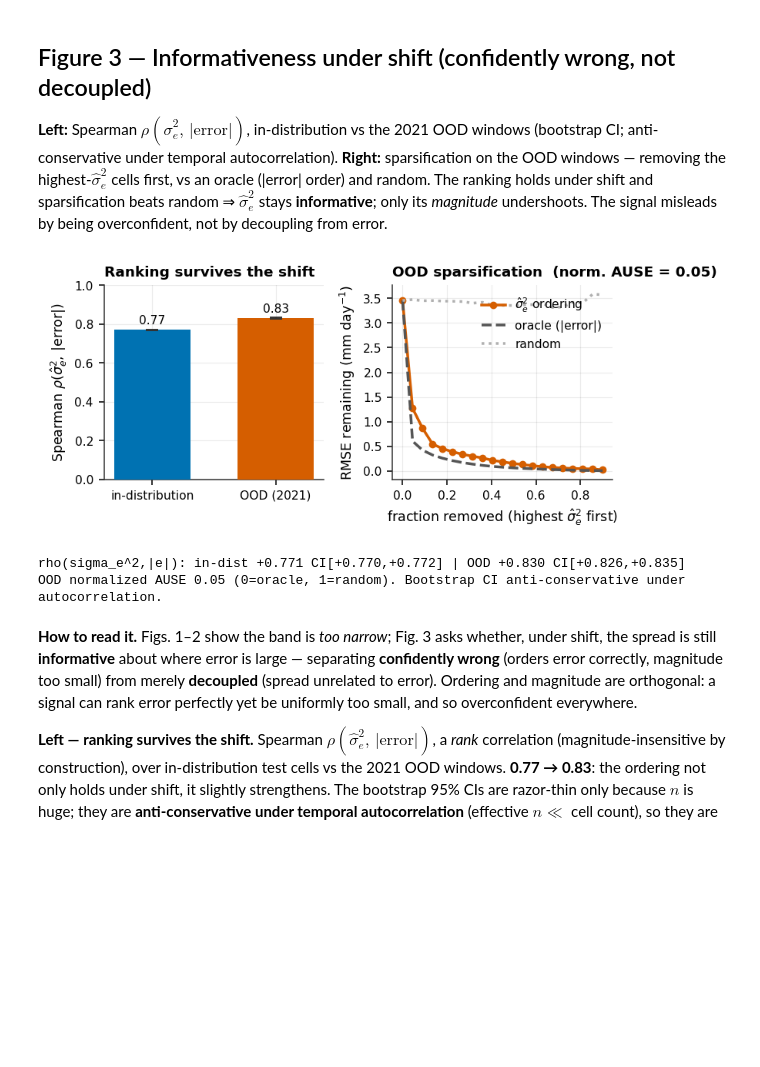
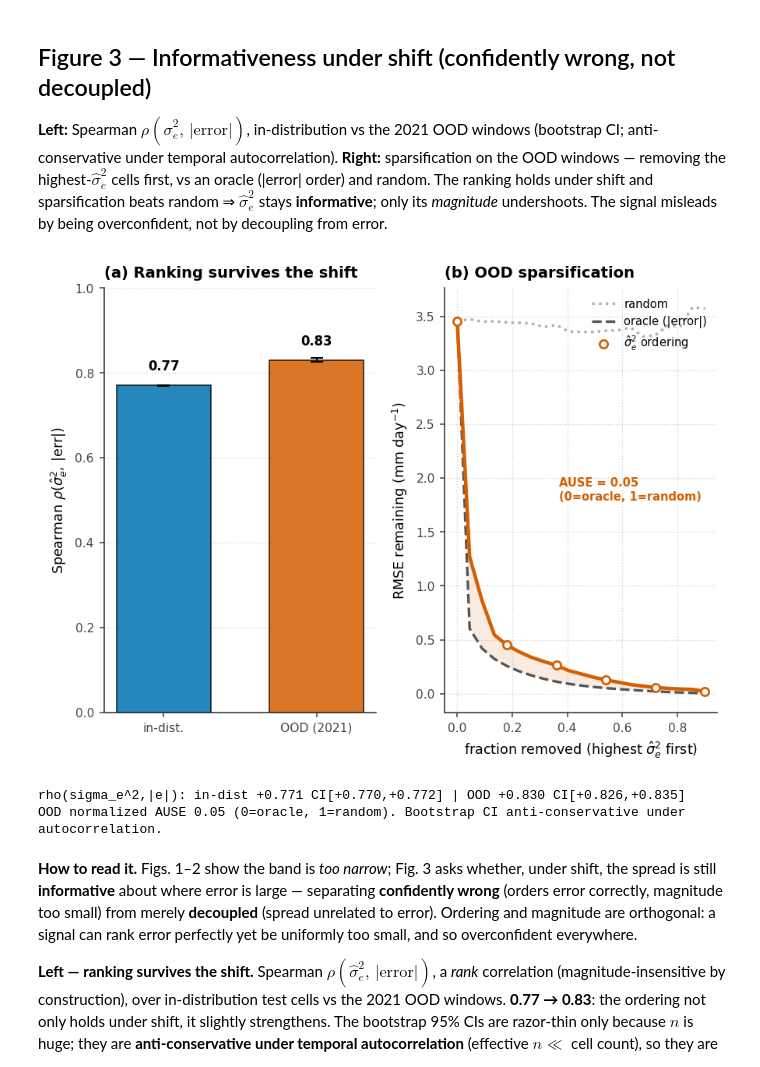
Before and after one commit to TWilson05/EA-LSTM-Streamflow, a Jupyter notebook: notebooks/workshop_figures.ipynb, the cells around one changed output. Drawn from its saved outputs; the diff is of its cells as text; code cells hidden in the pictures; blank space fills up the shorter version.

```diff
--- a/notebooks/workshop_figures.ipynb
+++ b/notebooks/workshop_figures.ipynb
@@ -36,20 +36,28 @@ PALETTE = dict(
     ens    = "#D55E00",   # between-member spread sigma_e (the signal under test)
     indist = "#0072B2",   # in-distribution / calibrated regime
     ref    = "#555555",   # nominal / oracle / neutral references
-    random = "#B0B0B0",   # random baseline
+    random = "#AFAFAF",   # random baseline
 )
 mpl.rcParams.update({
     "figure.dpi": 140, "savefig.dpi": 300, "savefig.bbox": "tight",
     "font.family": "sans-serif", "font.size": 9,
-    "axes.titlesize": 9.5, "axes.titleweight": "semibold", "axes.labelsize": 9,
-    "xtick.labelsize": 8, "ytick.labelsize": 8, "legend.fontsize": 8,
-    "axes.linewidth": 0.8, "axes.edgecolor": "#333333",
-    "axes.grid": True, "grid.color": "#000000", "grid.alpha": 0.08, "grid.linewidth": 0.6,
+    "axes.titlesize": 10, "axes.titleweight": "bold", "axes.titlepad": 7,
+    "axes.labelsize": 9, "axes.labelpad": 4,
+    "xtick.labelsize": 8, "ytick.labelsize": 8, "legend.fontsize": 7.5,
+    "axes.linewidth": 0.9, "axes.edgecolor": "#444444",
+    "axes.grid": True, "grid.color": "#666666", "grid.alpha": 0.28,
+    "grid.linestyle": ":", "grid.linewidth": 0.7,
     "axes.spines.top": False, "axes.spines.right": False,
+    "xtick.color": "#444444", "ytick.color": "#444444",
+    "xtick.major.size": 3, "ytick.major.size": 3,
     "lines.linewidth": 1.8, "lines.markersize": 6, "legend.frameon": False,
     "mathtext.fontset": "dejavusans",
 })
 SIG = r"$\hat{\sigma}^2_e$"; MU = r"$\hat{\mu}$"
+
+def panel(ax, letter, title, **kw):
+    """Chapter-style bold, left-aligned '(x) Title' panel header."""
+    ax.set_title(f"({letter}) {title}", loc="left", fontweight="bold", **kw)
 
 # ---- frozen quantities (mu-hat, sigma_e^2, split unmodified) ----
 R = OUTPUT_DATA_DIR/"results_MVE"; VAR = R/"variance"
@@ -171,44 +192,52 @@ all 269 basins, test period; n per decile 68,359-101,657
 # %%
 def boot_ci(x, z, B=400, seed=0):
     rng=np.random.default_rng(seed); n=len(x); out=np.empty(B)
     for b in range(B): ii=rng.integers(0,n,n); out[b]=spearmanr(x[ii],z[ii]).statistic
     return np.percentile(out,[2.5,97.5])
 def sparsify(se, e2, nf=21, seed=0):
     n=len(e2); fr=np.linspace(0,0.9,nf); op=np.argsort(-se); oo=np.argsort(-e2); rng=np.random.default_rng(seed)
     curve=lambda order: np.array([np.sqrt(np.mean(e2[order[int(f*n):]])) for f in fr])
     cp,co_=curve(op),curve(oo); cr=np.mean([curve(rng.permutation(n)) for _ in range(10)],axis=0)
-    num=np.trapz(cp-co_,fr); den=np.trapz(cr-co_,fr)
+    num=np.trapezoid(cp-co_,fr); den=np.trapezoid(cr-co_,fr)
     return fr,cp,co_,cr,(num/den if den>0 else np.nan)
 
 se_i,e_i = sigma_e2[M_ind], err[M_ind]
 se_o,e_o,e2_o = sigma_e2[M_ood], err[M_ood], err2[M_ood]
 r_i=spearmanr(se_i,e_i).statistic; ci_i=boot_ci(se_i,e_i)
 r_o=spearmanr(se_o,e_o).statistic; ci_o=boot_ci(se_o,e_o)
 fr,cp,co_,cr,an=sparsify(se_o,e2_o)
 
-fig, ax = plt.subplots(1, 2, figsize=(COL_W, 2.7))
-# left: rank correlation survives the shift
-ax[0].bar([0,1],[r_i,r_o],color=[PALETTE["indist"],PALETTE["ens"]],width=.62,zorder=3)
+# figsize=(COL_W, 2.9)
+fig, ax = plt.subplots(1, 2)
+# (a) rank correlation survives the shift
+ax[0].bar([0,1],[r_i,r_o],color=[PALETTE["indist"],PALETTE["ens"]],width=.62,
+          edgecolor="black",linewidth=.8,alpha=.85,zorder=3)
 ax[0].errorbar([0,1],[r_i,r_o],
     yerr=[[r_i-ci_i[0],r_o-ci_o[0]],[ci_i[1]-r_i,ci_o[1]-r_o]],
-    fmt="none",ecolor="#333333",capsize=4,lw=1,zorder=4)
-for x,v in zip([0,1],[r_i,r_o]): ax[0].text(x, v+0.03, f"{v:.2f}", ha="center", fontsize=8)
-ax[0].set_xticks([0,1]); ax[0].set_xticklabels(["in-distribution","OOD (2021)"])
-ax[0].set_ylabel(r"Spearman $\rho(\hat{\sigma}^2_e,\,|\mathrm{error}|)$"); ax[0].set_ylim(0,1)
-ax[0].set_title("Ranking survives the shift", loc="left")
-# right: OOD sparsification
-ax[1].plot(fr,cp,"-o",ms=4,color=PALETTE["ens"],label=SIG+" ordering")
-ax[1].plot(fr,co_,"--",color=PALETTE["ref"],label="oracle (|error|)")
-ax[1].plot(fr,cr,":",color=PALETTE["random"],label="random")
-ax[1].set_title(f"OOD sparsification  (norm. AUSE = {an:.2f})", loc="left")
+    fmt="none",ecolor="black",capsize=4,lw=1,zorder=4)
+for x,v in zip([0,1],[r_i,r_o]): ax[0].text(x, v+0.035, f"{v:.2f}", ha="center", fontsize=8.5, fontweight="bold")
+ax[0].set_xticks([0,1]); ax[0].set_xticklabels(["in-dist.","OOD (2021)"])
+ax[0].set_ylabel(r"Spearman $\rho(\hat{\sigma}^2_e,\,|\mathrm{err}|)$"); ax[0].set_ylim(0,1)
+ax[0].grid(False); ax[0].grid(True, axis="y")
+panel(ax[0], "a", "Ranking survives the shift")
+# (b) OOD sparsification
+ax[1].fill_between(fr,co_,cp,color=PALETTE["ens"],alpha=.12,lw=0,zorder=1)     # gap to oracle
+ax[1].plot(fr,cr,":",color=PALETTE["random"],lw=1.7,label="random",zorder=2)
+ax[1].plot(fr,co_,"--",color=PALETTE["ref"],lw=1.7,label="oracle (|error|)",zorder=3)
+ax[1].plot(fr,cp,"-",color=PALETTE["ens"],lw=2.3,zorder=4)
+ax[1].scatter(fr[::4],cp[::4],s=28,facecolor="white",edgecolor=PALETTE["ens"],
+              linewidths=1.4,zorder=5,label=SIG+" ordering")
 ax[1].set_xlabel("fraction removed (highest "+SIG+" first)")
 ax[1].set_ylabel(r"RMSE remaining (mm day$^{-1}$)")
-ax[1].legend(loc="upper right")
+ax[1].legend(loc="upper right", framealpha=.9)
+ax[1].annotate(f"AUSE = {an:.2f}\n(0=oracle, 1=random)", xy=(.42,.5), xycoords="axes fraction",
+               fontsize=7.5, color=PALETTE["ens"], fontweight="bold")
+panel(ax[1], "b", "OOD sparsification")
 fig.tight_layout(); plt.show()
 print(f"rho(sigma_e^2,|e|): in-dist {r_i:+.3f} CI[{ci_i[0]:+.3f},{ci_i[1]:+.3f}] | OOD {r_o:+.3f} CI[{ci_o[0]:+.3f},{ci_o[1]:+.3f}]")
 print(f"OOD normalized AUSE {an:.2f} (0=oracle, 1=random). Bootstrap CI anti-conservative under autocorrelation.")
 # %% [output]
-[figure, old version]
+[figure, new version]
 rho(sigma_e^2,|e|): in-dist +0.771 CI[+0.770,+0.772] | OOD +0.830 CI[+0.826,+0.835]
 OOD normalized AUSE 0.05 (0=oracle, 1=random). Bootstrap CI anti-conservative under autocorrelation.
 # %% [markdown]
```
Also changed, not shown: parts of 2 cells of this notebook.
